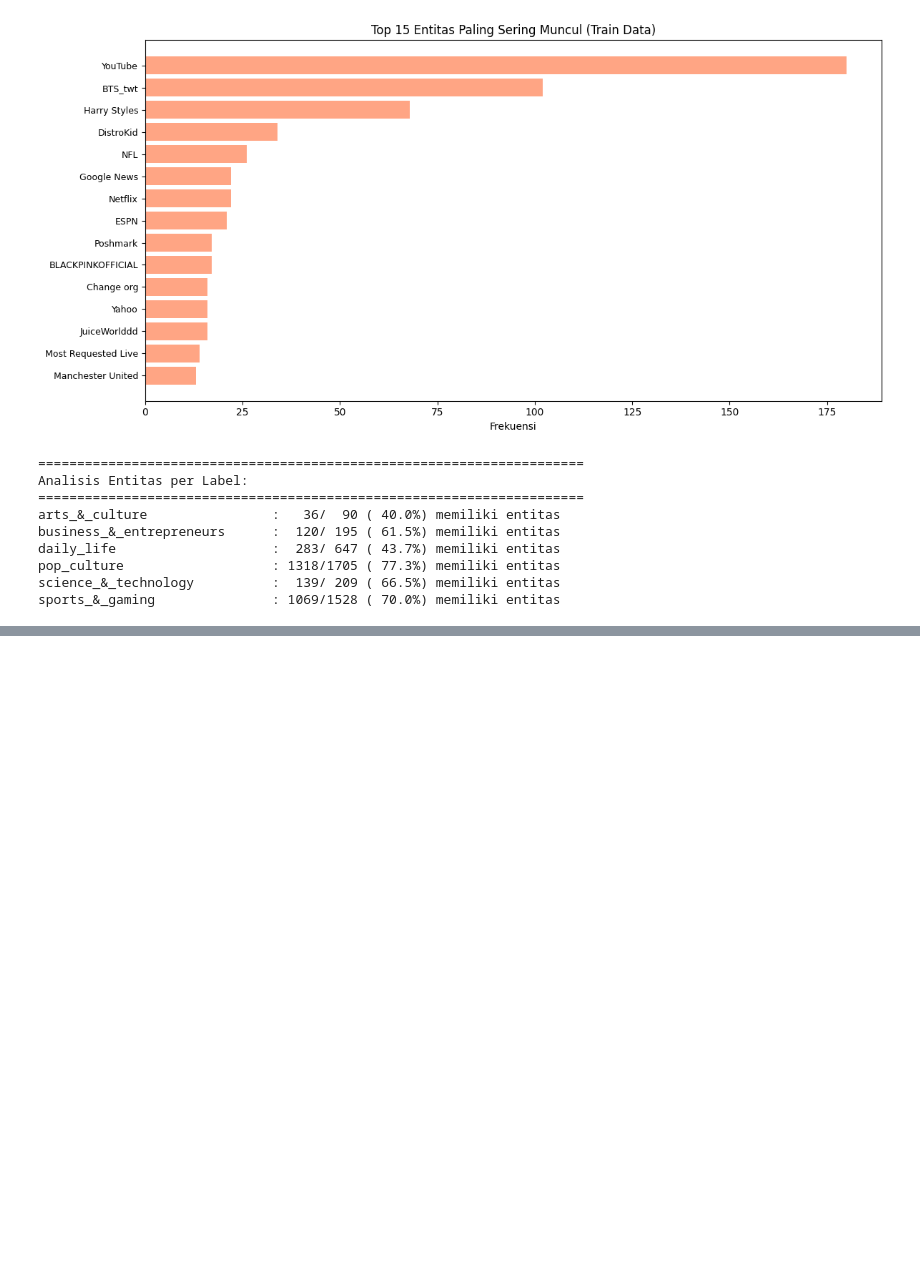
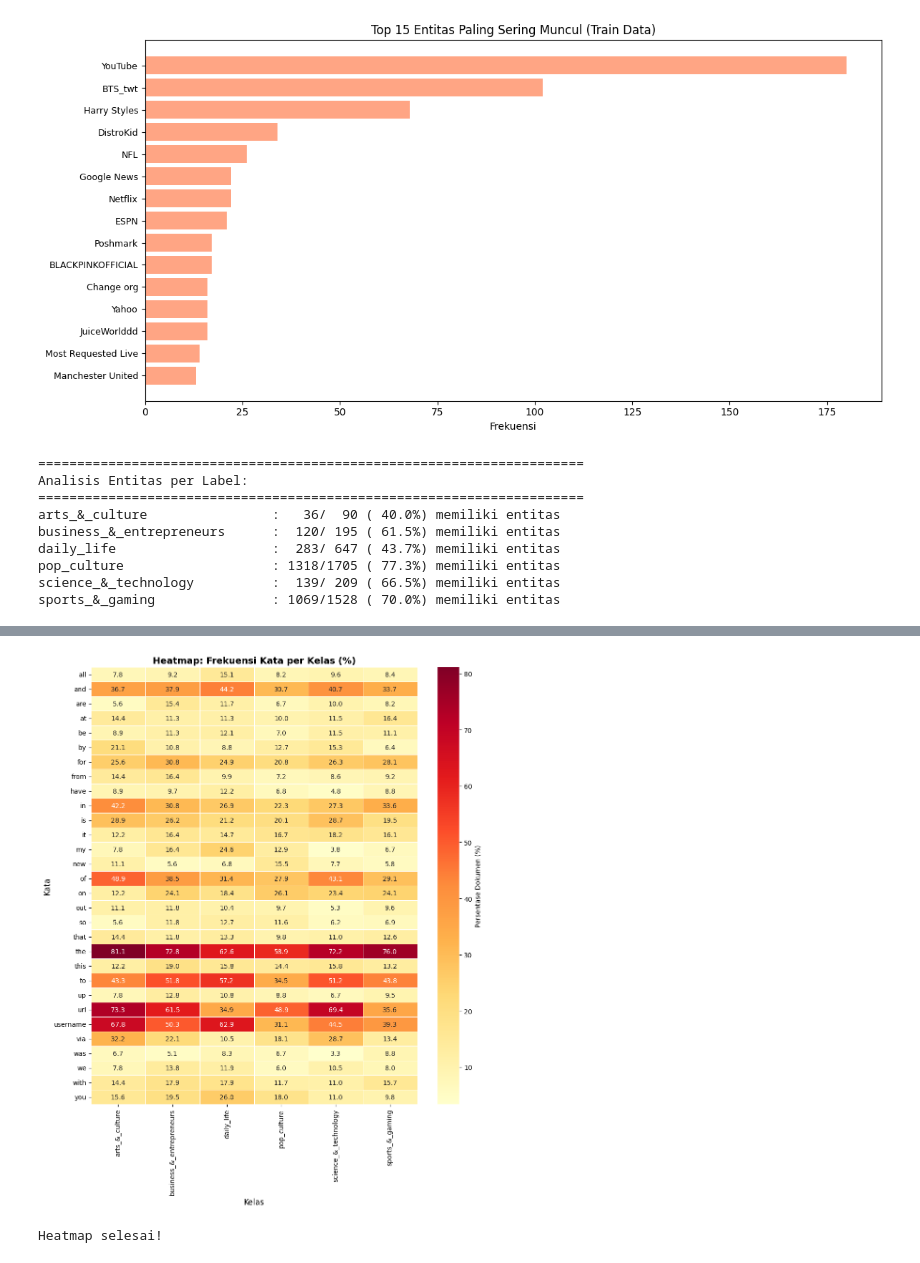
Before and after one commit to agungramadhan123/Sd-ai, a Jupyter notebook: Ml/EDA.ipynb, the cells around one changed output, grey strips where cells are left out. Cells and saved outputs as stored; diff of their text form; code cells hidden in the pictures; blank space fills up the shorter version.

```diff
--- a/Ml/EDA.ipynb
+++ b/Ml/EDA.ipynb
@@ -285,0 +566,46 @@ sports_&_gaming               : 1069/1528 ( 70.0%) memiliki entitas
+# %%
+# 8. HEATMAP: CORRELATION KATA DENGAN KELAS
+from sklearn.preprocessing import MultiLabelBinarizer
+from sklearn.preprocessing import LabelEncoder
+
+# Ambil top 30 kata paling frequent dari seluruh dataset
+vectorizer = CountVectorizer(max_features=30, lowercase=True)
+X = vectorizer.fit_transform(train['text'])
+feature_names = vectorizer.get_feature_names_out()
+
+# Encode labels
+le = LabelEncoder()
+y_encoded = le.fit_transform(train['label_name'])
+
+# Buat matrix: untuk setiap kata, hitung frekuensinya di setiap kelas
+word_class_matrix = pd.DataFrame(0, index=feature_names, columns=le.classes_)
+
+for word_idx, word in enumerate(feature_names):
+    for cls_idx, cls in enumerate(le.classes_):
+        # Hitung jumlah dokumen dengan kata ini di kelas ini
+        class_mask = y_encoded == cls_idx
+        word_count = (X.toarray()[class_mask, word_idx] > 0).sum()
+        word_class_matrix.loc[word, cls] = word_count
+
+# Normalisasi per kelas (bagi dengan total dokumen di kelas itu)
+word_class_normalized = word_class_matrix.copy()
+for cls in le.classes_:
+    total_docs = (y_encoded == list(le.classes_).index(cls)).sum()
+    word_class_normalized[cls] = word_class_normalized[cls] / total_docs * 100
+
+# Buat heatmap
+import seaborn as sns
+
+plt.figure(figsize=(10, 12))
+sns.heatmap(word_class_normalized, annot=True, fmt='.1f', cmap='YlOrRd',
+            cbar_kws={'label': 'Persentase Dokumen (%)'}, linewidths=0.5)
+plt.title('Heatmap: Frekuensi Kata per Kelas (%)', fontsize=14, fontweight='bold')
+plt.ylabel('Kata', fontsize=12)
+plt.xlabel('Kelas', fontsize=12)
+plt.tight_layout()
+plt.show()
+
+print("Heatmap selesai!")
+# %% [output]
+[figure, added]
+Heatmap selesai!
```
Also changed, not shown: parts of 5 cells of this notebook, 1 other file.
